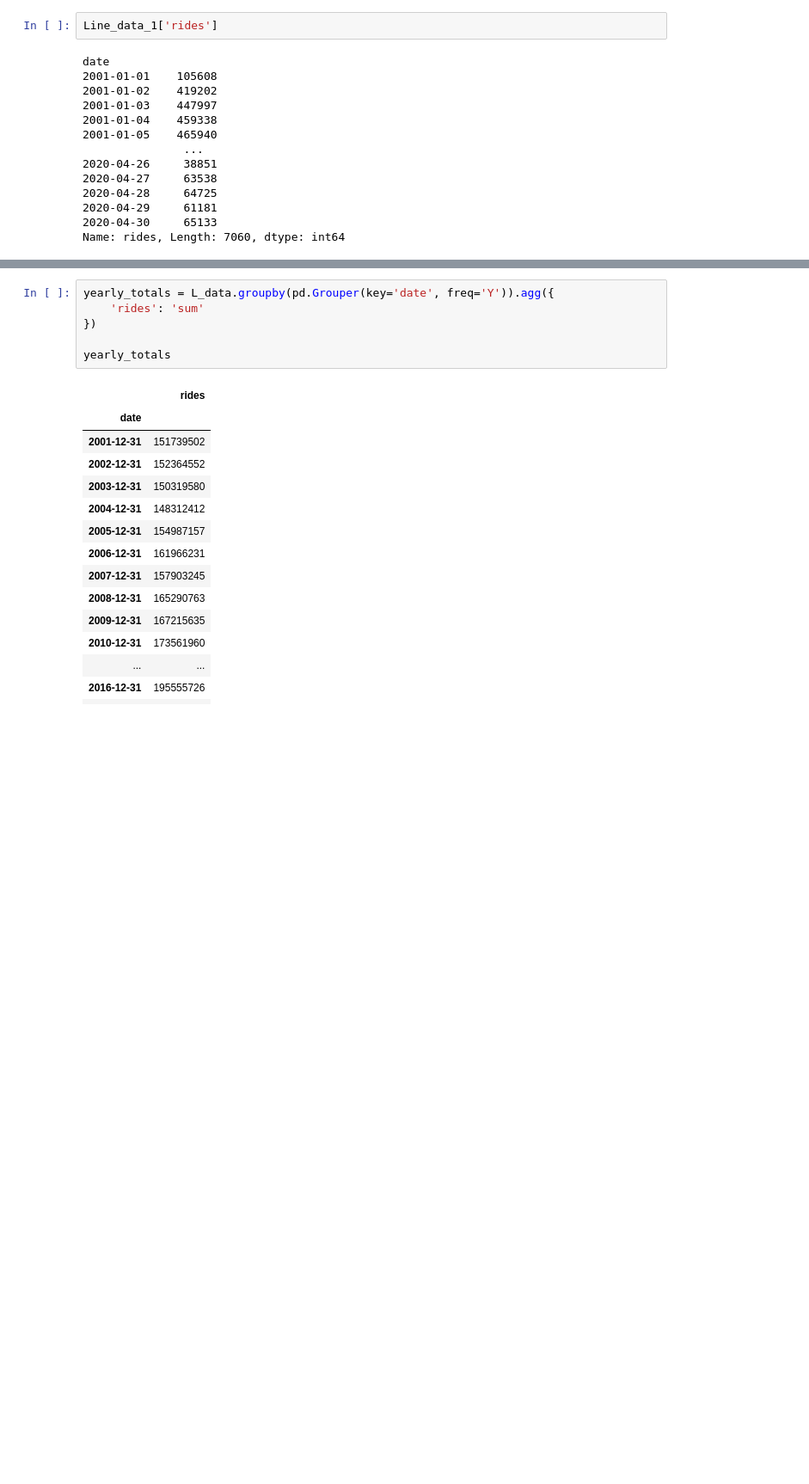
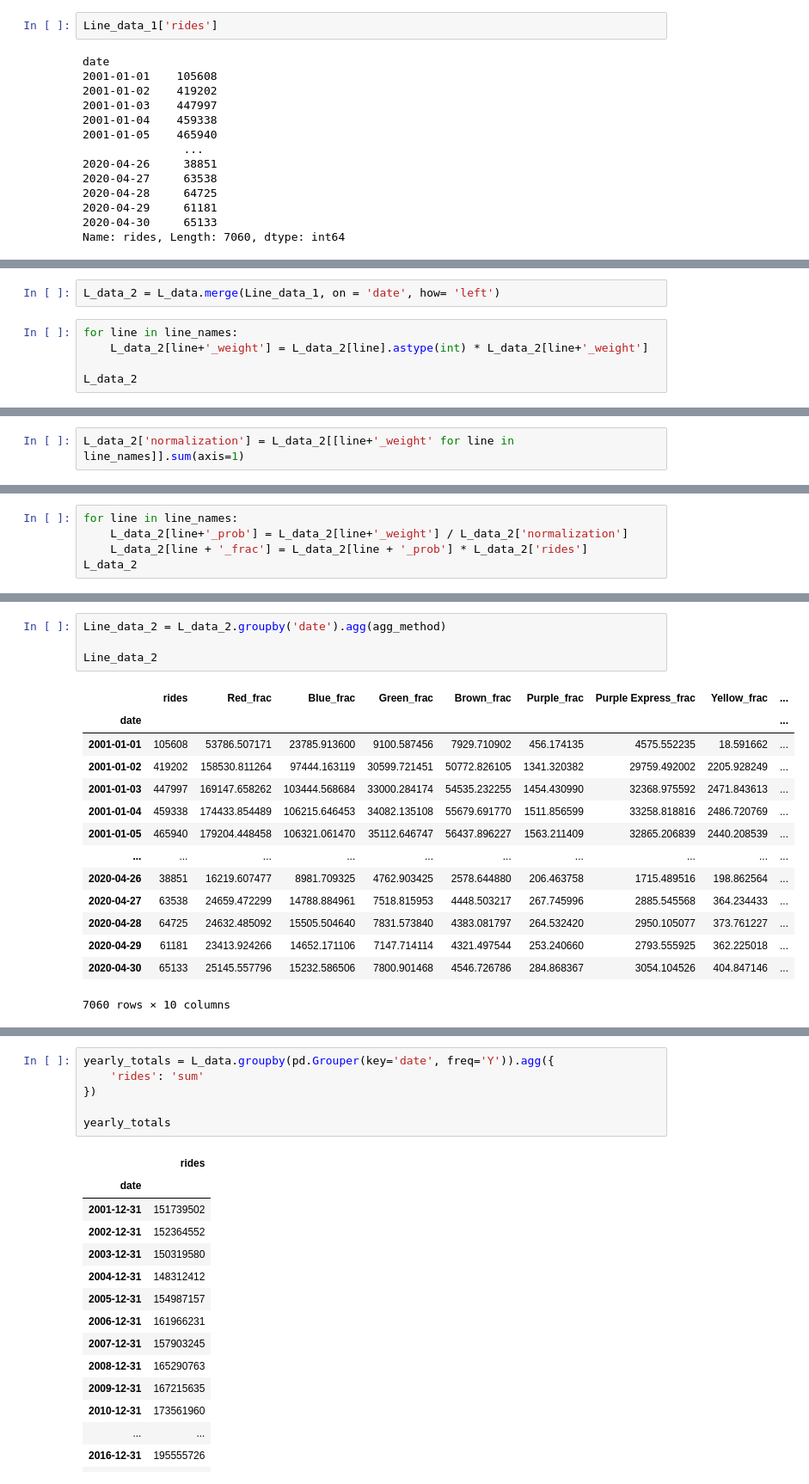
Before and after one commit to cdfencing/Project-I, a Jupyter notebook: Lines analysis/Lines.ipynb, the cells around one changed output, grey strips where cells are left out. Shown at 86% size. Cells and saved outputs as stored; diff of their text form; blank space fills up the shorter version.

```diff
--- a/Lines analysis/Lines.ipynb
+++ b/Lines analysis/Lines.ipynb
@@ -124,0 +146,7 @@ Line_data_1[[line + '_frac' for line in line_names]]
+# %%
+L_data_2 = L_data.merge(Line_data_1, on = 'date', how= 'left')
+# %%
+for line in line_names:
+    L_data_2[line+'_weight'] = L_data_2[line].astype(int) * L_data_2[line+'_weight']
+
+L_data_2
@@ -124,0 +167,2 @@ Line_data_1[[line + '_frac' for line in line_names]]
+# %%
+L_data_2['normalization'] = L_data_2[[line+'_weight' for line in line_names]].sum(axis=1)
@@ -124,0 +185,5 @@ Line_data_1[[line + '_frac' for line in line_names]]
+# %%
+for line in line_names:
+    L_data_2[line+'_prob'] = L_data_2[line+'_weight'] / L_data_2['normalization']
+    L_data_2[line + '_frac'] = L_data_2[line + '_prob'] * L_data_2['rides']
+L_data_2
@@ -124,0 +220,19 @@ Line_data_1[[line + '_frac' for line in line_names]]
+# %%
+Line_data_2 = L_data_2.groupby('date').agg(agg_method)
+
+Line_data_2
+# %% [output]
+|  | rides | Red_frac | Blue_frac | Green_frac | Brown_frac | Purple_frac | Purple Express_frac | Yellow_frac | ... |
+| date |  |  |  |  |  |  |  |  | ... |
+| 2001-01-01 | 105608 | 53786.507171 | 23785.913600 | 9100.587456 | 7929.710902 | 456.174135 | 4575.552235 | 18.591662 | ... |
+| 2001-01-02 | 419202 | 158530.811264 | 97444.163119 | 30599.721451 | 50772.826105 | 1341.320382 | 29759.492002 | 2205.928249 | ... |
+| 2001-01-03 | 447997 | 169147.658262 | 103444.568684 | 33000.284174 | 54535.232255 | 1454.430990 | 32368.975592 | 2471.843613 | ... |
+| 2001-01-04 | 459338 | 174433.854489 | 106215.646453 | 34082.135108 | 55679.691770 | 1511.856599 | 33258.818816 | 2486.720769 | ... |
+| 2001-01-05 | 465940 | 179204.448458 | 106321.061470 | 35112.646747 | 56437.896227 | 1563.211409 | 32865.206839 | 2440.208539 | ... |
+| ... | ... | ... | ... | ... | ... | ... | ... | ... | ... |
+| 2020-04-26 | 38851 | 16219.607477 | 8981.709325 | 4762.903425 | 2578.644880 | 206.463758 | 1715.489516 | 198.862564 | ... |
+| 2020-04-27 | 63538 | 24659.472299 | 14788.884961 | 7518.815953 | 4448.503217 | 267.745996 | 2885.545568 | 364.234433 | ... |
+| 2020-04-28 | 64725 | 24632.485092 | 15505.504640 | 7831.573840 | 4383.081797 | 264.532420 | 2950.105077 | 373.761227 | ... |
+| 2020-04-29 | 61181 | 23413.924266 | 14652.171106 | 7147.714114 | 4321.497544 | 253.240660 | 2793.555925 | 362.225018 | ... |
+| 2020-04-30 | 65133 | 25145.557796 | 15232.586506 | 7800.901468 | 4546.726786 | 284.868367 | 3054.104526 | 404.847146 | ... |
+7060 rows × 10 columns
```
Also changed, not shown: parts of 11 cells of this notebook, 1 other file.
